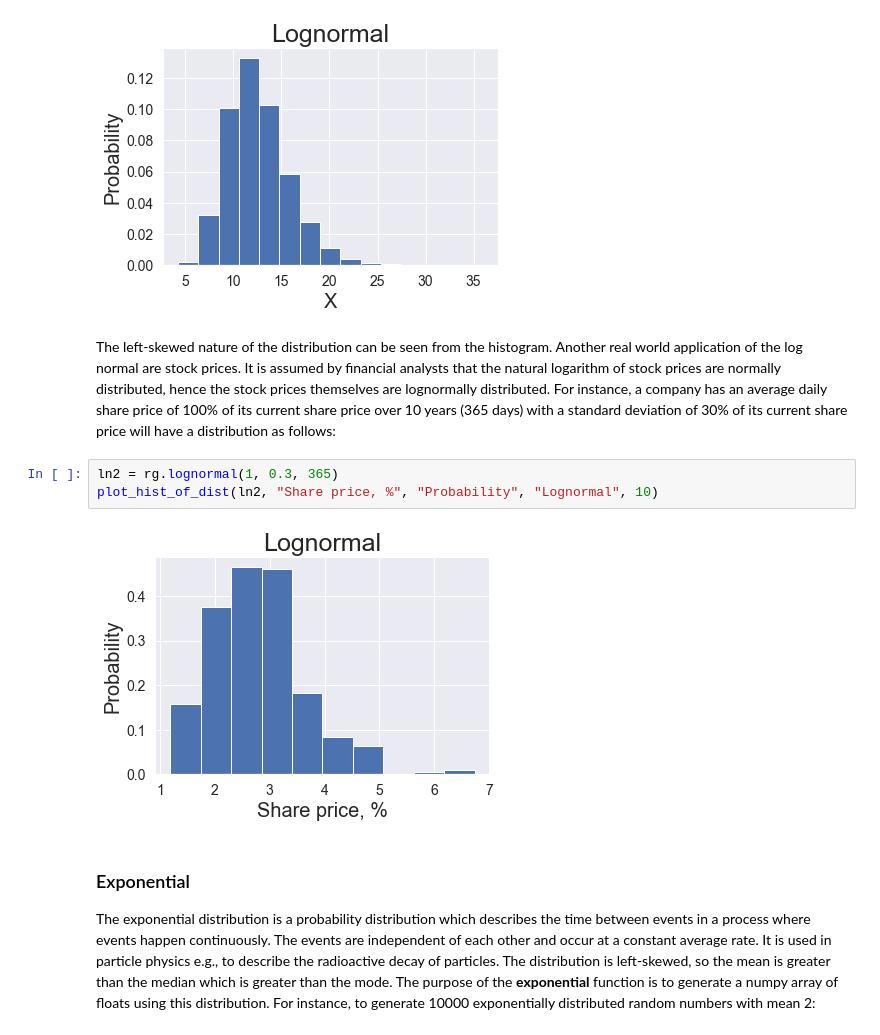
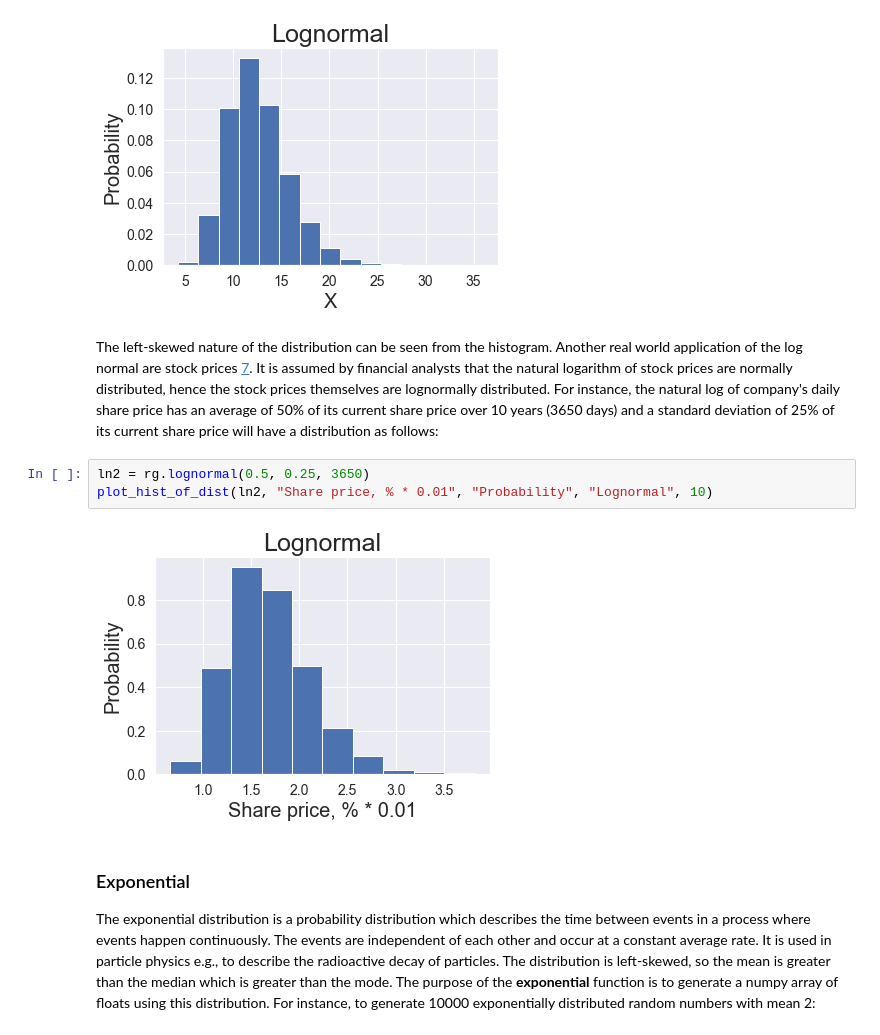
Before and after one commit to AlanQuille/ProgDA_Assignment, a Jupyter notebook: Programming for Data Analysis Assignment 2020.ipynb, the cells around one changed output. Drawn from its saved outputs; the diff is of its cells as text.

```diff
--- a/Programming for Data Analysis Assignment 2020.ipynb
+++ b/Programming for Data Analysis Assignment 2020.ipynb
@@ -285,12 +289,12 @@ plot_hist_of_dist(ln, "X", "Probability", "Lognormal", 15)
 [figure]
 # %% [markdown]
 The left-skewed nature of the distribution can be seen from the histogram.
-Another real world application of the log normal are stock prices. It is assumed by financial analysts that the natural logarithm of stock prices are normally distributed, hence the stock prices themselves are lognormally distributed. For instance, a company has an average daily share price of 100% of its current share price over 10 years (365 days) with a standard deviation of 30% of its current share price will have a distribution as follows:
+Another real world application of the log normal are stock prices [7](#7). It is assumed by financial analysts that the natural logarithm of stock prices are normally distributed, hence the stock prices themselves are lognormally distributed. For instance, the natural log of company's daily share price has an average of 50% of its current share price over 10 years (3650 days) and a standard deviation of 25% of its current share price will have a distribution as follows:
 # %%
-ln2 = rg.lognormal(1, 0.3, 365)
-plot_hist_of_dist(ln2, "Share price, %", "Probability", "Lognormal", 10)
+ln2 = rg.lognormal(0.5, 0.25, 3650)
+plot_hist_of_dist(ln2, "Share price, % * 0.01", "Probability", "Lognormal", 10)
 # %% [output]
-[figure, old version]
+[figure, new version]
 # %% [markdown]
 ### Exponential <a name="exponential"></a>
 The exponential distribution is a probability distribution which describes the time between events in a process where events happen continuously. The events are independent of each other and occur at a constant average rate. It is used in particle physics e.g., to describe the radioactive decay of particles. The distribution is left-skewed, so the mean is greater than the median which is greater than the mode.
```
Also changed, not shown: parts of 11 cells of this notebook.
